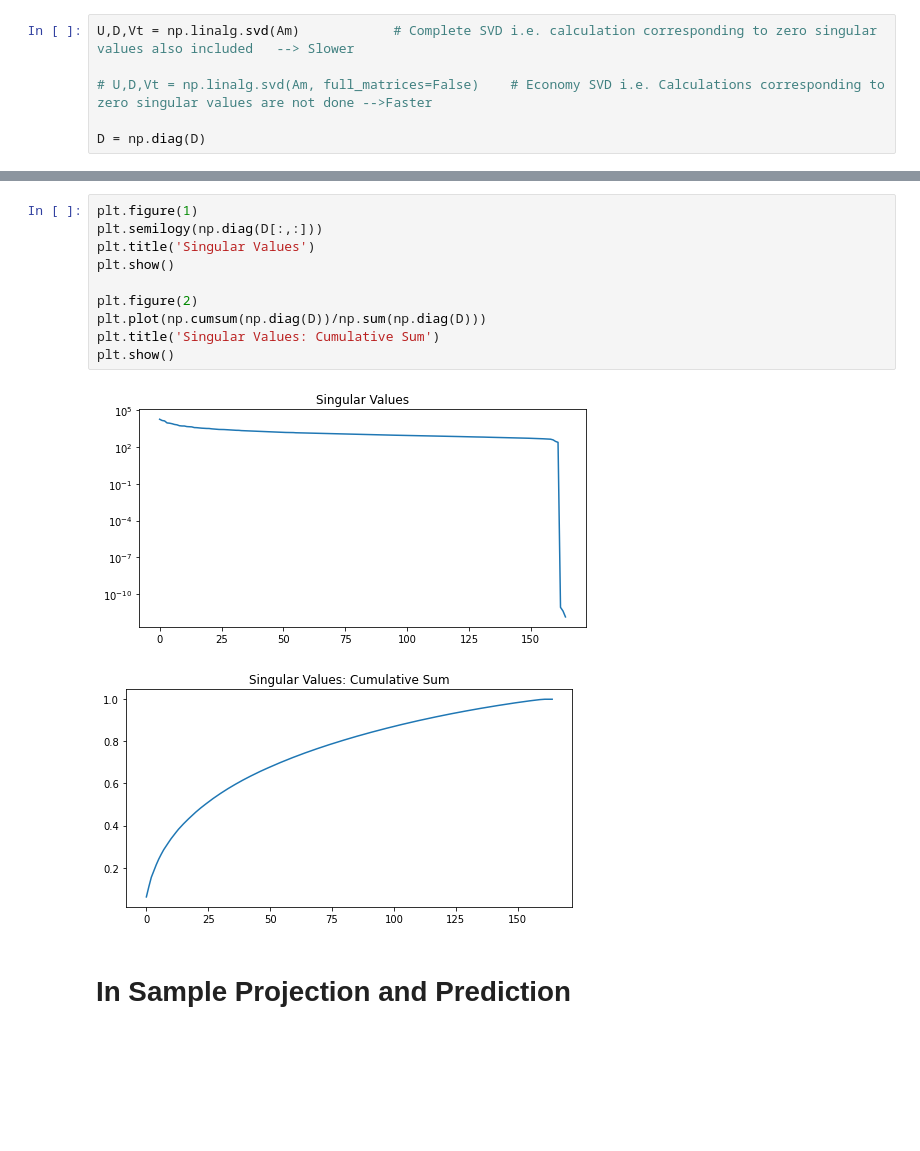
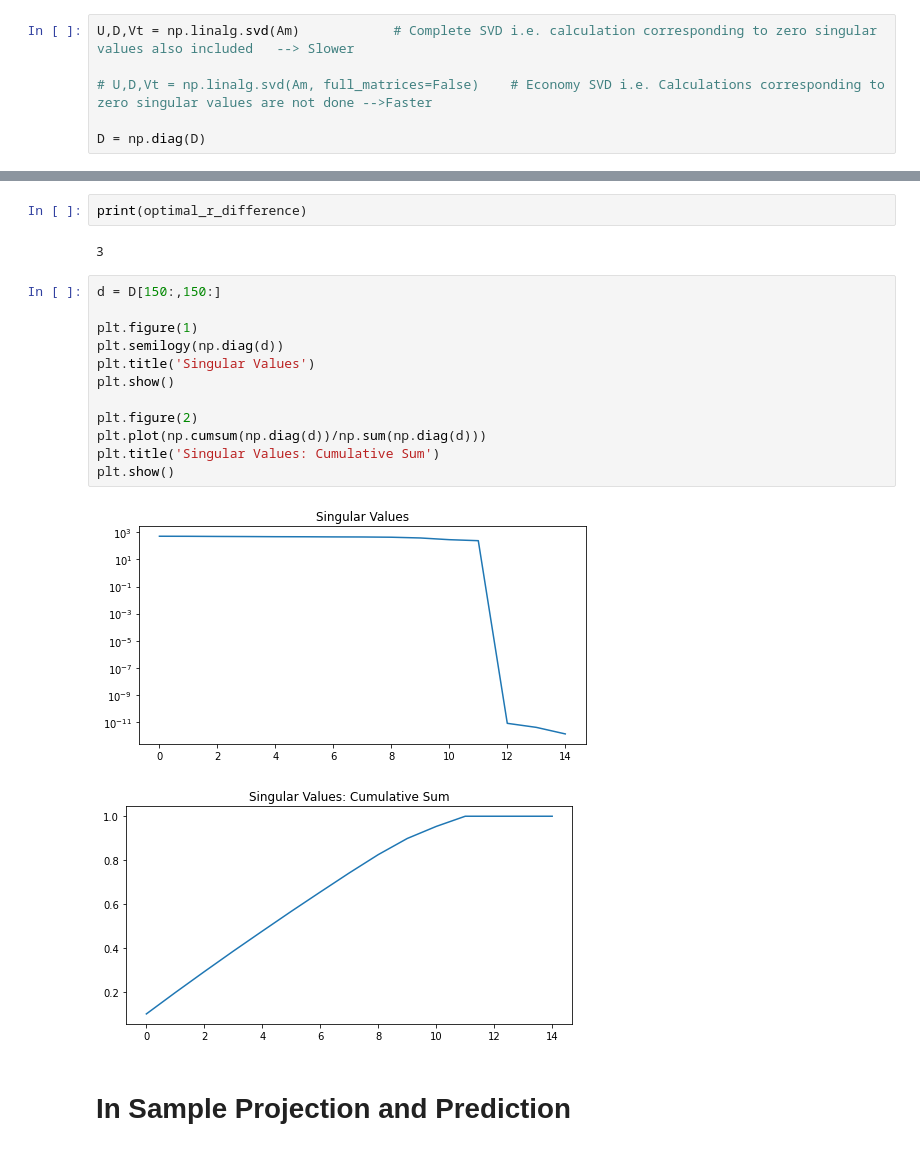
Before and after one commit to deshabhakt/Sem-II, a Jupyter notebook: MachineLearning/ML-Programs/Assignment-1/2-1-PCA-YaleFaceDatabase.ipynb, the cells around one changed output, grey strips where cells are left out. Saved outputs shown, nothing was run; the diff lists cells and outputs as text; blank space fills up the shorter version.

```diff
--- a/MachineLearning/ML-Programs/Assignment-1/2-1-PCA-YaleFaceDatabase.ipynb
+++ b/MachineLearning/ML-Programs/Assignment-1/2-1-PCA-YaleFaceDatabase.ipynb
@@ -59,16 +73,22 @@ D = np.diag(D)
+# %%
+print(optimal_r_difference)
+# %% [output]
+3
 # %%
+d = D[150:,150:]
+
 plt.figure(1)
-plt.semilogy(np.diag(D[:,:]))
+plt.semilogy(np.diag(d))
 plt.title('Singular Values')
 plt.show()
 
 plt.figure(2)
-plt.plot(np.cumsum(np.diag(D))/np.sum(np.diag(D)))
+plt.plot(np.cumsum(np.diag(d))/np.sum(np.diag(d)))
 plt.title('Singular Values: Cumulative Sum')
 plt.show()
 # %% [output]
-[figure, old version]
+[figure, new version]
-[figure, old version]
+[figure, new version]
 # %% [markdown]
 # In Sample Projection and Prediction
 # %%
```
Also changed, not shown: parts of 6 cells of this notebook, 2 other files.
